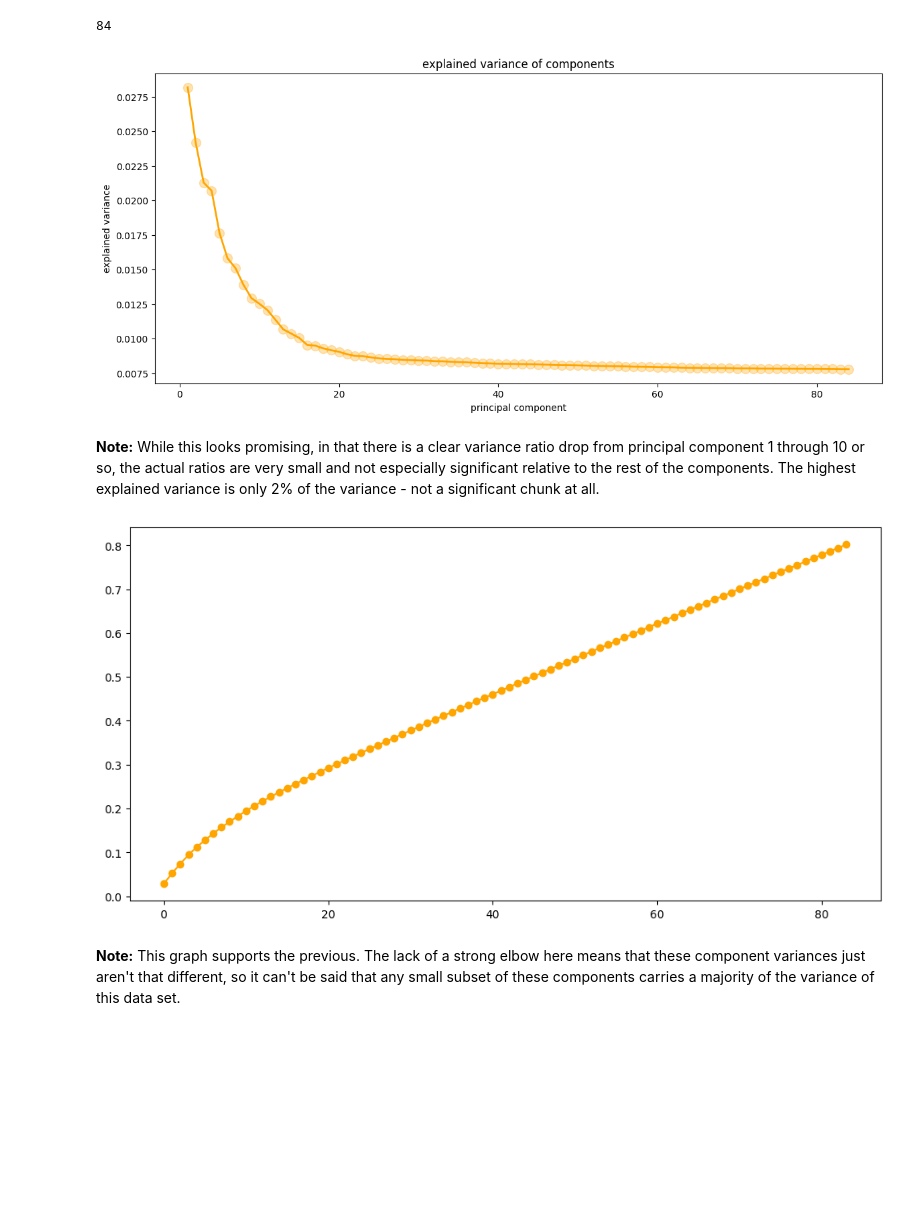
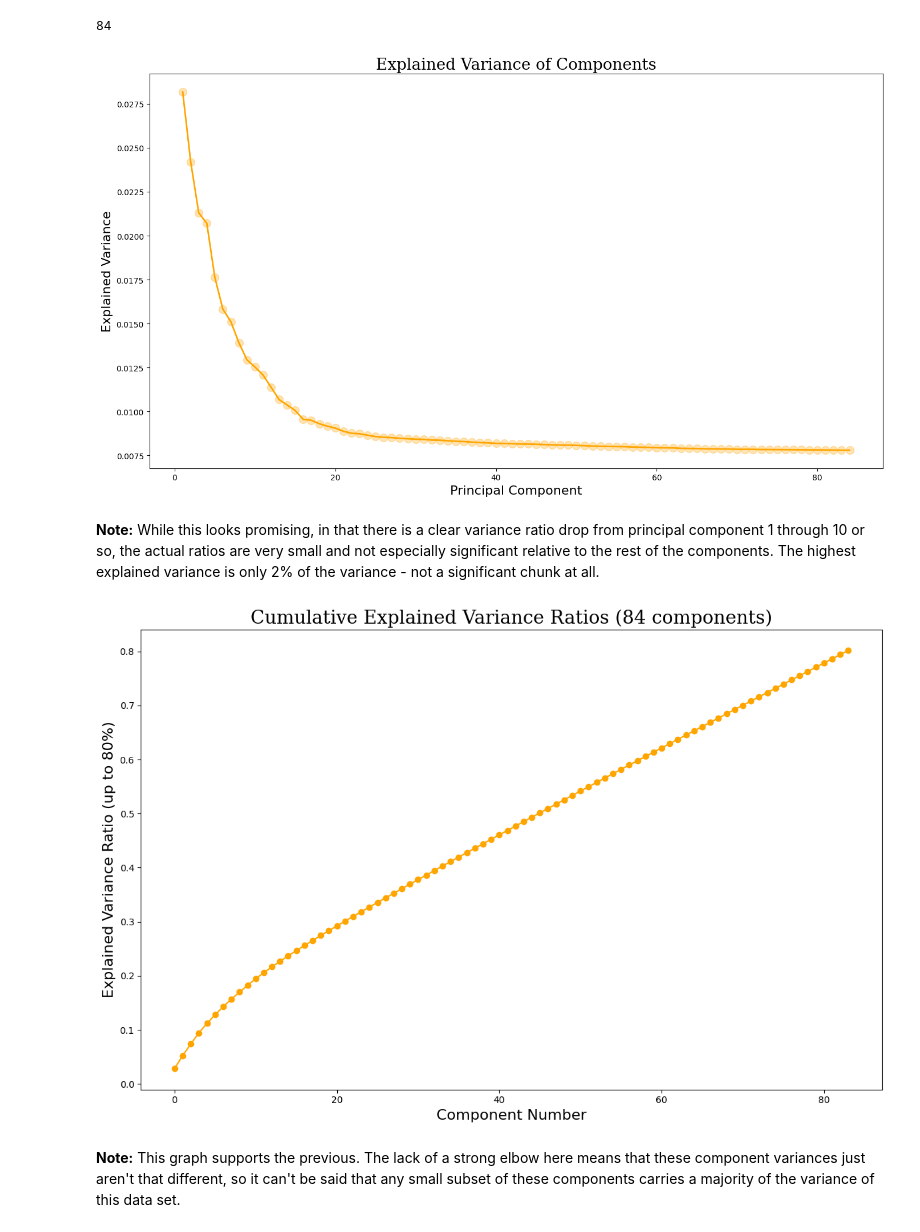
Before and after one commit to wabeg/traffic-severity-prediction, a Jupyter notebook: code/Clustering-and-PCA.ipynb, the cells around one changed output. Drawn from its saved outputs; the diff is of its cells as text; code cells hidden in the pictures; blank space fills up the shorter version.

Commit message:
added images

```diff
--- a/code/Clustering-and-PCA.ipynb
+++ b/code/Clustering-and-PCA.ipynb
@@ -853,24 +853,31 @@ n_comps
 84
 # %%
 # plot to show distribution
-fig, ax = plt.subplots(figsize=(14,6))
+fig, ax = plt.subplots(figsize=(14,8))
 ax.plot(range(1,n_comps+1), pca.explained_variance_ratio_, lw=2, color='orange')
 ax.scatter(range(1, n_comps+1), pca.explained_variance_ratio_, s=100, color='orange', alpha=0.3)
-ax.set_title('explained variance of components')
-ax.set_xlabel('principal component')
-ax.set_ylabel('explained variance');
+ax.set_title('Explained Variance of Components', fontdict=PLOT_STYLES['title'])
+ax.set_xlabel('Principal Component', fontdict=PLOT_STYLES['axis-label'])
+ax.set_ylabel('Explained Variance', fontdict=PLOT_STYLES['axis-label'])
+plt.tight_layout();
+plt.savefig(IMGDIR + 'pca-elbow_plot.png')
 # %% [output]
-[figure, old version]
+[figure, new version]
 # %% [markdown]
 **Note:** While this looks promising, in that there is a clear variance ratio drop from principal component 1 through 10 or so, the actual ratios are very small and not especially significant relative to the rest of the components. The highest explained variance is only 2% of the variance - not a significant chunk at all.
 # %%
 evr_cumsum = np.cumsum(pca.explained_variance_ratio_)
 
-fig, ax = plt.subplots(figsize=(12,6))
+fig, ax = plt.subplots(figsize=(12,8))
 ax.plot(evr_cumsum, color='orange')
 ax.scatter(list(range(len(evr_cumsum))),evr_cumsum, color='orange');
+ax.set_title("Cumulative Explained Variance Ratios (84 components)", fontdict=PLOT_STYLES['title'])
+ax.set_xlabel("Component Number", fontdict=PLOT_STYLES['axis-label'])
+ax.set_ylabel("Explained Variance Ratio (up to 80%)", fontdict=PLOT_STYLES['axis-label'])
+plt.tight_layout();
+plt.savefig(IMGDIR + 'pca-var_cumsum.png')
 # %% [output]
-[figure, old version]
+[figure, new version]
 # %% [markdown]
 **Note:** This graph supports the previous. The lack of a strong elbow here means that these component variances just aren't that different, so it can't be said that any small subset of these components carries a majority of the variance of this data set.
 # %%
```
Also changed, not shown: 3 other files.
